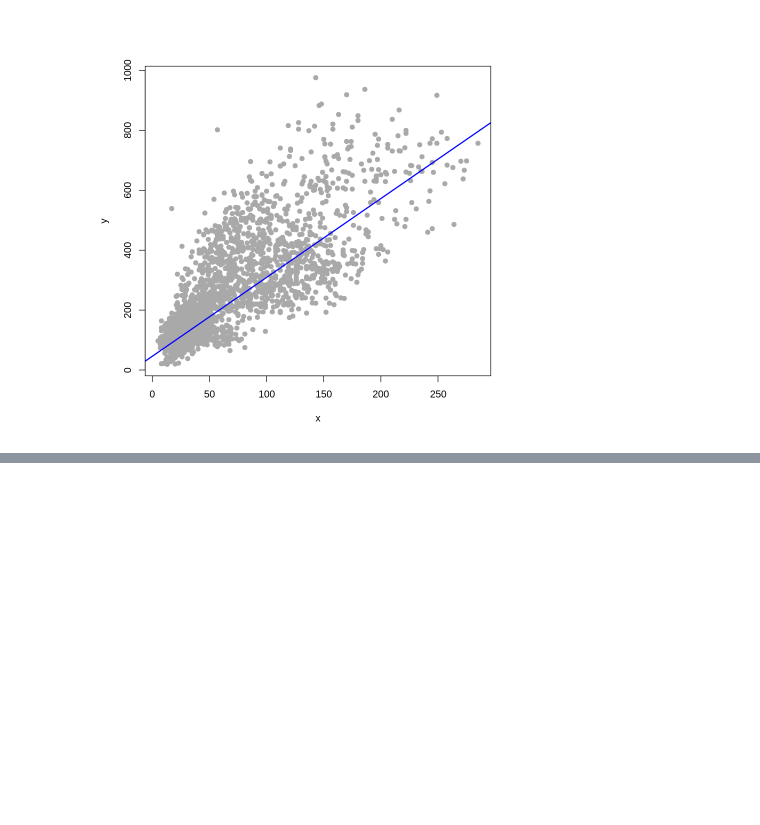
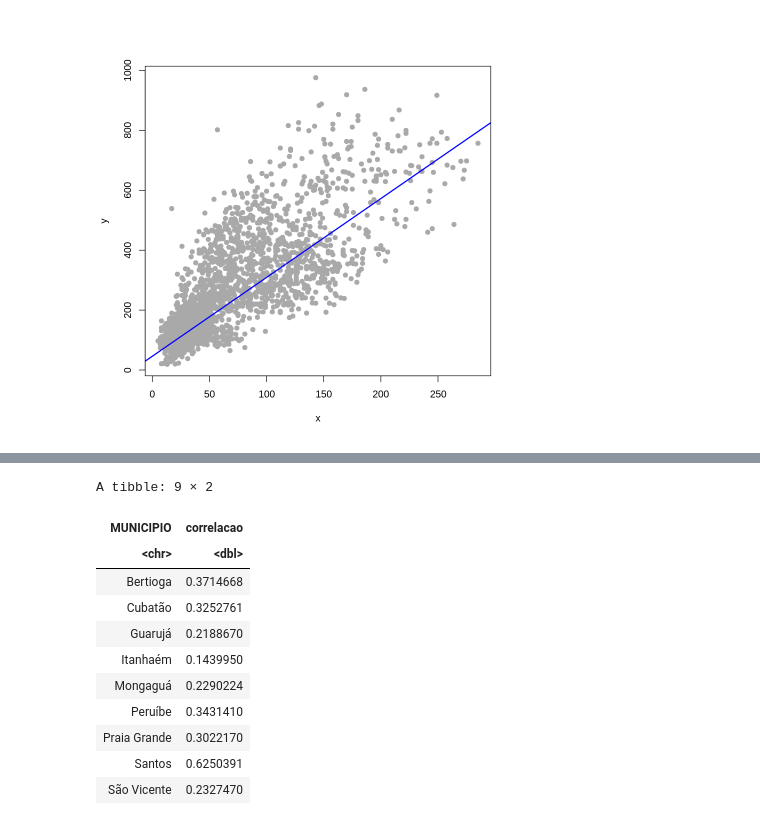
Before and after one commit to nicolasallp/tar-01-26-Davi-Kayky-Nicolas, a Jupyter notebook: criminalidade/estatisticas_criminalidade.ipynb, the cells around one changed output, grey strips where cells are left out. Cells and saved outputs as stored; diff of their text form; code cells hidden in the pictures; blank space fills up the shorter version.

```diff
--- a/criminalidade/estatisticas_criminalidade.ipynb
+++ b/criminalidade/estatisticas_criminalidade.ipynb
@@ -405,0 +443,19 @@ abline(modelo, col = "blue", lwd = 2)
+# %%
+library(dplyr)
+
+df %>%
+  group_by(MUNICIPIO) %>%
+  summarise(correlacao = cor(FURTO_OUTROS, LESAO_CORPORAL_DOLOSA, use = "complete.obs"))
+# %% [output]
+A tibble: 9 × 2
+| MUNICIPIO | correlacao |
+| <chr> | <dbl> |
+| Bertioga | 0.3714668 |
+| Cubatão | 0.3252761 |
+| Guarujá | 0.2188670 |
+| Itanhaém | 0.1439950 |
+| Mongaguá | 0.2290224 |
+| Peruíbe | 0.3431410 |
+| Praia Grande | 0.3022170 |
+| Santos | 0.6250391 |
+| São Vicente | 0.2327470 |
```
Also changed, not shown: parts of 7 cells of this notebook.
